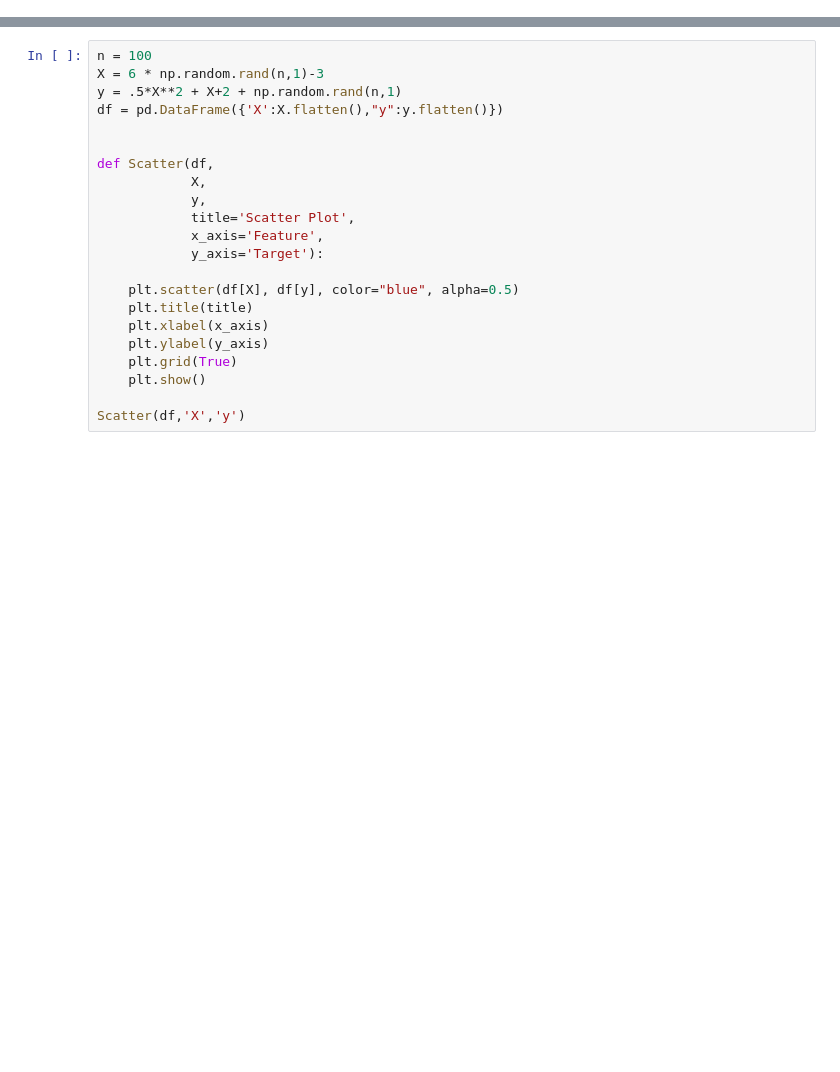
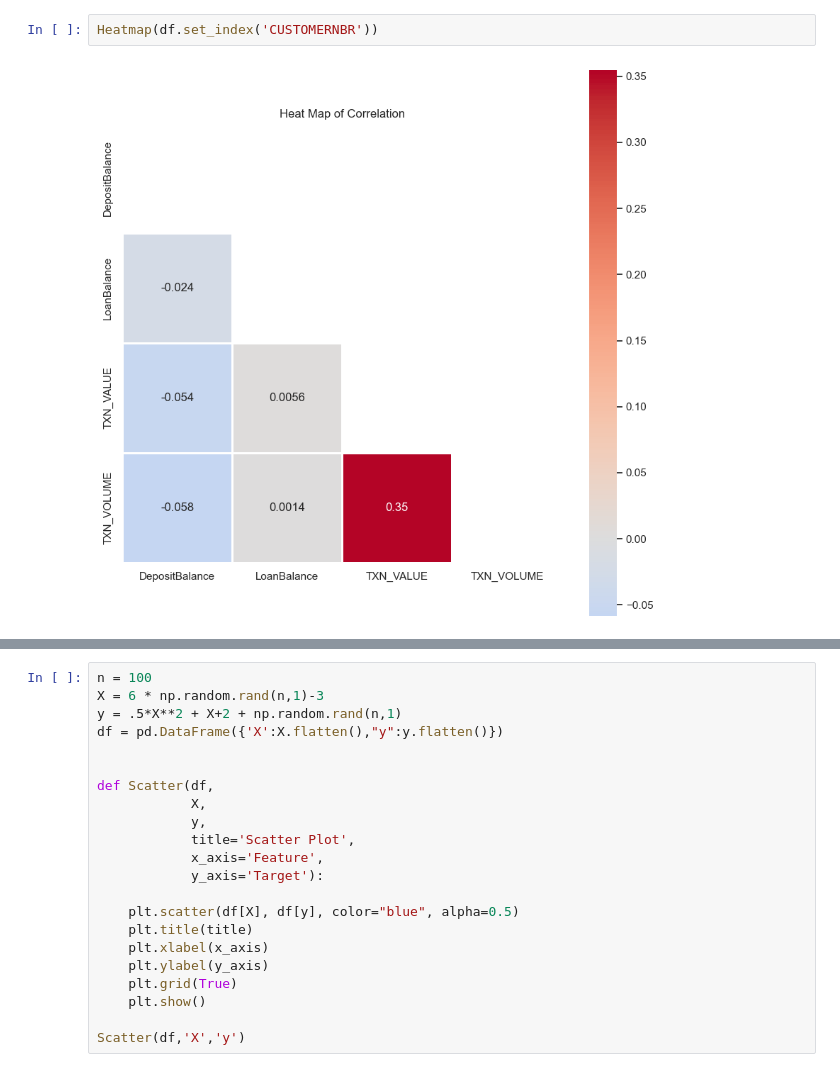
Before and after one commit to derek-dewald/Python_Tools, a Jupyter notebook: JupyterNotebooks/TEMP.ipynb, the cells around one changed output, grey strips where cells are left out. Drawn from its saved outputs; the diff is of its cells as text; blank space fills up the shorter version.

```diff
--- a/JupyterNotebooks/TEMP.ipynb
+++ b/JupyterNotebooks/TEMP.ipynb
@@ -53,0 +123,4 @@ df
+# %%
+Heatmap(df.set_index('CUSTOMERNBR'))
+# %% [output]
+[figure, added]
```
Also changed, not shown: parts of 15 cells of this notebook, 12 other files.
